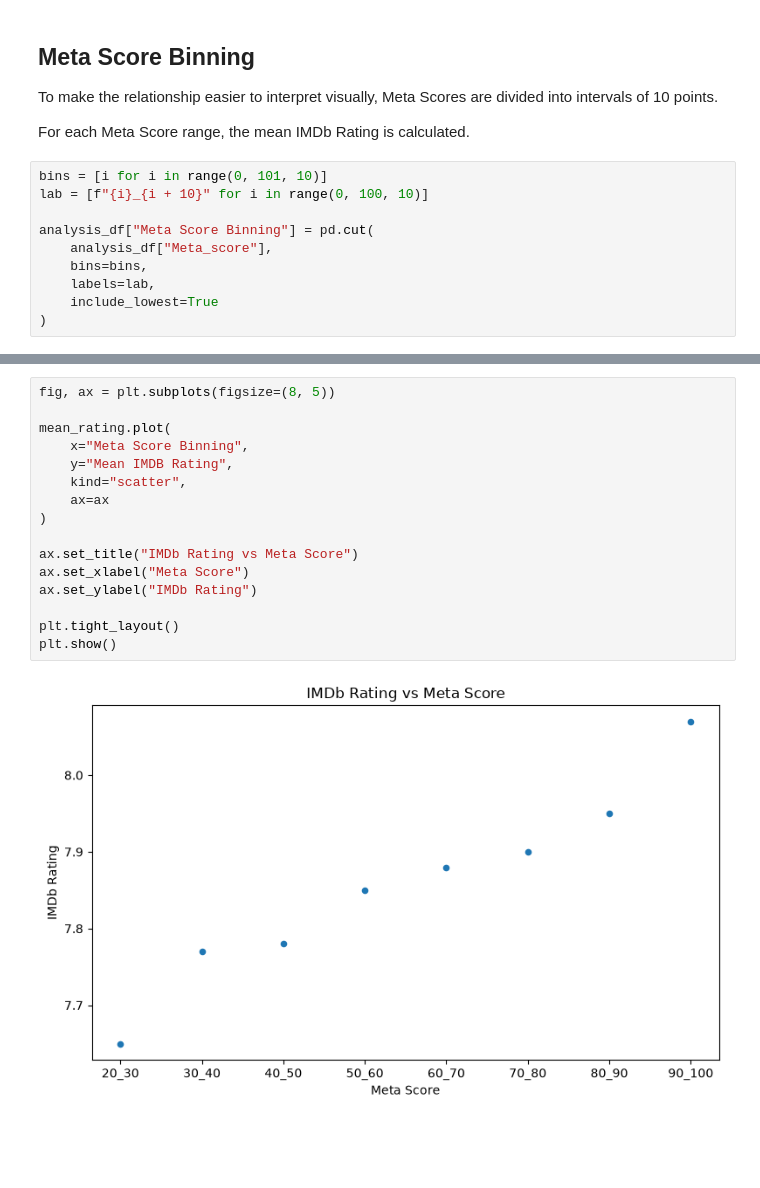
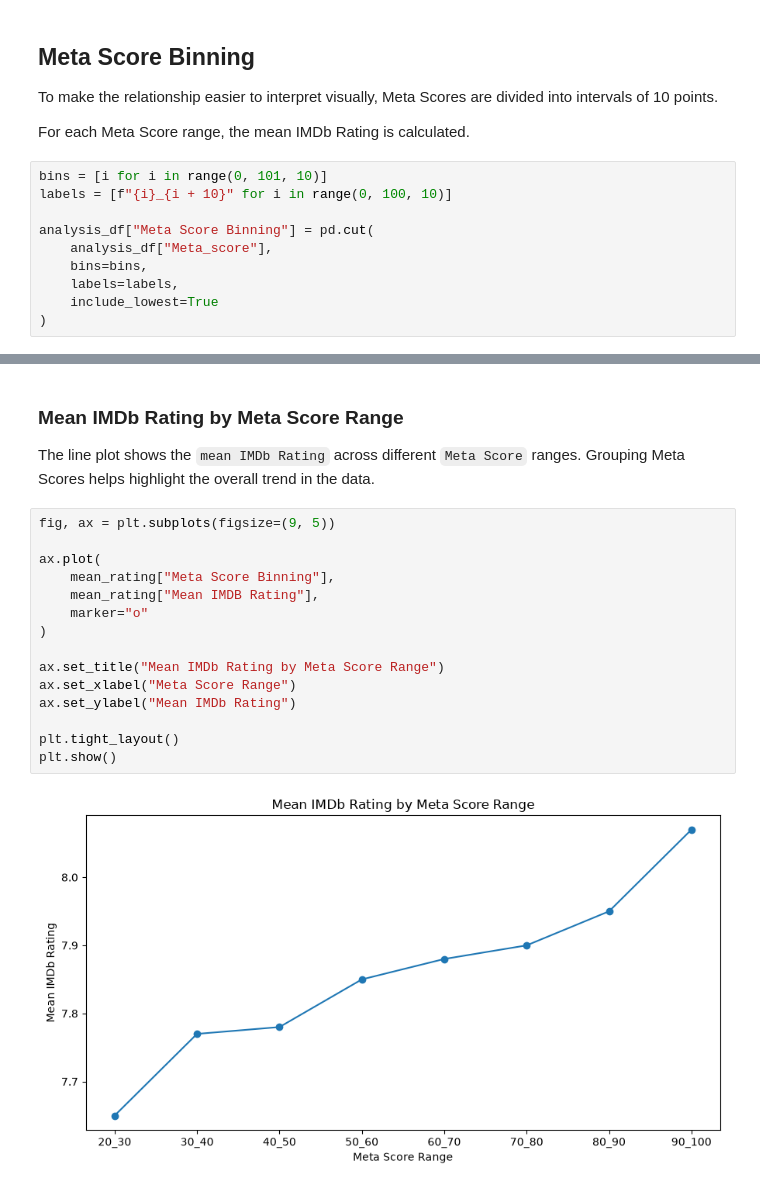
Before and after one commit to ali-keikha/imdb-movies-analysis, a Jupyter notebook: note book/03_metascore_imdb_relationship.ipynb, the cells around one changed output, grey strips where cells are left out. Drawn from its saved outputs; the diff is of its cells as text; blank space fills up the shorter version.

Commit message:
Docs: Improve srtucture and markdown for visualization

```diff
--- a/note book/03_metascore_imdb_relationship.ipynb
+++ b/note book/03_metascore_imdb_relationship.ipynb
@@ -72,12 +87,12 @@ To make the relationship easier to interpret visually, Meta Scores are divided i
 For each Meta Score range, the mean IMDb Rating is calculated.
 # %%
 bins = [i for i in range(0, 101, 10)]
-lab = [f"{i}_{i + 10}" for i in range(0, 100, 10)]
+labels = [f"{i}_{i + 10}" for i in range(0, 100, 10)]
 
 analysis_df["Meta Score Binning"] = pd.cut(
     analysis_df["Meta_score"],
     bins=bins,
-    labels=lab,
+    labels=labels,
     include_lowest=True
 )
 # %%
@@ -114,18 +140,22 @@ Rather than plotting all individual observations, the grouped means are used to
+# %% [markdown]
+### Mean IMDb Rating by Meta Score Range
+
+The line plot shows the `mean IMDb Rating` across different `Meta Score` ranges.
+Grouping Meta Scores helps highlight the overall trend in the data.
 # %%
-fig, ax = plt.subplots(figsize=(8, 5))
+fig, ax = plt.subplots(figsize=(9, 5))
 
-mean_rating.plot(
-    x="Meta Score Binning",
-    y="Mean IMDB Rating",
-    kind="scatter",
-    ax=ax
+ax.plot(
+    mean_rating["Meta Score Binning"],
+    mean_rating["Mean IMDB Rating"],
+    marker="o"
 )
 
-ax.set_title("IMDb Rating vs Meta Score")
-ax.set_xlabel("Meta Score")
-ax.set_ylabel("IMDb Rating")
+ax.set_title("Mean IMDb Rating by Meta Score Range")
+ax.set_xlabel("Meta Score Range")
+ax.set_ylabel("Mean IMDb Rating")
 
 plt.tight_layout()
 plt.show()
 # %% [output]
-[figure, old version]
+[figure, new version]
```
Also changed, not shown: parts of 12 cells of this notebook.
